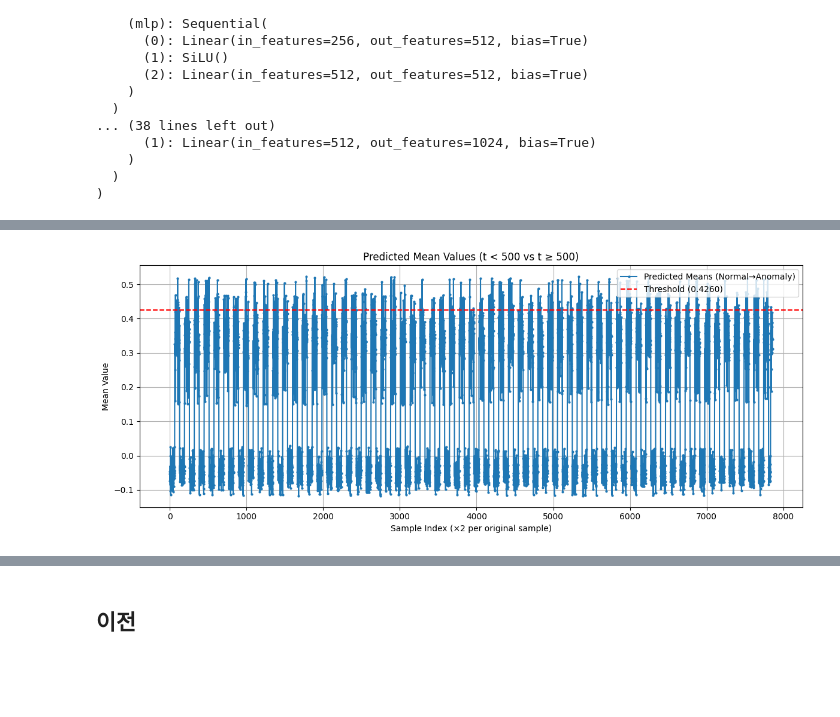
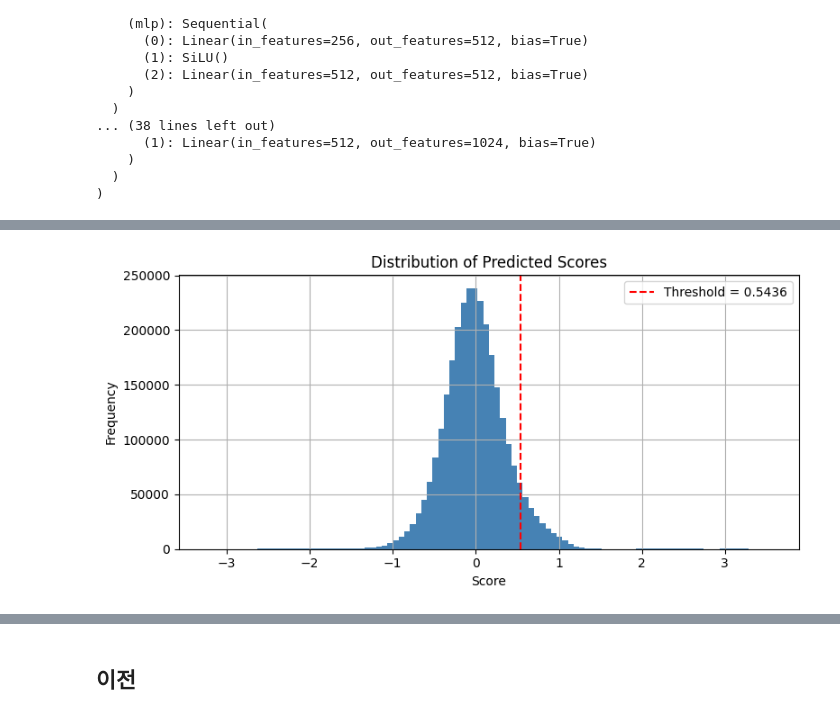
Before and after one commit to Minjee-Seo/AnomalyDiT, a Jupyter notebook: test.ipynb, the cells around one changed output, grey strips where cells are left out. Drawn from its saved outputs; the diff is of its cells as text; code cells hidden in the pictures; blank space fills up the shorter version.

```diff
--- a/test.ipynb
+++ b/test.ipynb
@@ -39,8 +39,13 @@ class TimeSeriesDataset(Dataset):
 # %% [markdown]
 #### 데이터 로드
 # %%
-test_dataset = TimeSeriesDataset("C:/Users/Pro/Desktop/AnomalyDiT-main/AnomalyDiT-main/Dataset/ECG_Test_with_anomaly.csv")
+csv_path = "C:/Users/Pro/Desktop/AnomalyDiT-main/AnomalyDiT-main/Dataset/ECG_Test_with_anomaly.csv"
+label_path = "C:/Users/Pro/Desktop/AnomalyDiT-main/AnomalyDiT-main/Dataset/ECG_Anomaly_PointLabels.npy"
+
+test_dataset = TimeSeriesDataset(csv_path)
 test_loader = DataLoader(test_dataset, batch_size=64)
+
+point_labels = np.load(label_path).flatten()  # 시점별 이상 라벨
 # %% [markdown]
 #### 모델 불러오기
 # %%
@@ -70,21 +75,12 @@ DiT(
 # %%
-pred_scores = []   # 예측 평균값
-true_labels = []   # 0=정상, 1=이상
+pred_scores = []
 
 with torch.no_grad():
     for x, y in tqdm(test_loader, desc="Evaluating", unit="batch"):
         x = x.to(device)
         t = torch.zeros(x.size(0), dtype=torch.long).to(device)
+        out = model(x, t, y.to(device))  # (B, 2, 750)
+        mean_pred = out[:, 0, :]  # 평균 채널만 사용
+        pred_scores.append(mean_pred.cpu())
 
-        out = model(x, t, y.to(device))  # (B, 2, 750)
-        mean_out = out[:, 0, :]          # 평균 채널만 사용
-
-        # 정상 구간 평균값 (t < 500)
-        normal_mean = mean_out[:, :500].mean(dim=1)
-        pred_scores.extend(normal_mean.cpu().tolist())
-        true_labels.extend([0] * x.size(0))
-
-        # 이상 구간 평균값 (t ≥ 500)
-        anomaly_mean = mean_out[:, 500:].mean(dim=1)
-        pred_scores.extend(anomaly_mean.cpu().tolist())
-        true_labels.extend([1] * x.size(0))
+pred_scores = torch.cat(pred_scores, dim=0).numpy().flatten()
@@ -91,4 +89,6 @@ with torch.no_grad():
 # %%
-pred_scores = np.array(pred_scores)
-true_labels = np.array(true_labels)
+precision, recall, thresholds_pr = precision_recall_curve(point_labels, pred_scores)
+f1_scores = 2 * (precision * recall) / (precision + recall + 1e-8)
+best_idx = np.argmax(f1_scores)
+best_threshold = thresholds_pr[best_idx]
 # %% [markdown]
@@ -122,13 +197,13 @@ weighted avg       1.00      1.00      1.00      7860
 # %%
-plt.figure(figsize=(12, 5))
-plt.plot(pred_means, label="Predicted Means (Normal→Anomaly)", marker='o', linestyle='-', markersize=2)
-plt.axhline(threshold, color='red', linestyle='--', label=f"Threshold ({threshold:.4f})")
-plt.title("Predicted Mean Values (t < 500 vs t ≥ 500)")
-plt.xlabel("Sample Index (×2 per original sample)")
-plt.ylabel("Mean Value")
+plt.figure(figsize=(8, 4))
+plt.hist(pred_scores, bins=100, color='steelblue')
+plt.axvline(best_threshold, color='red', linestyle='--', label=f"Threshold = {best_threshold:.4f}")
+plt.title("Distribution of Predicted Scores")
+plt.xlabel("Score")
+plt.ylabel("Frequency")
 plt.legend()
 plt.grid(True)
 plt.tight_layout()
 plt.show()
 # %% [output]
-[figure, old version]
+[figure, new version]
```
Also changed, not shown: parts of 21 cells of this notebook.
